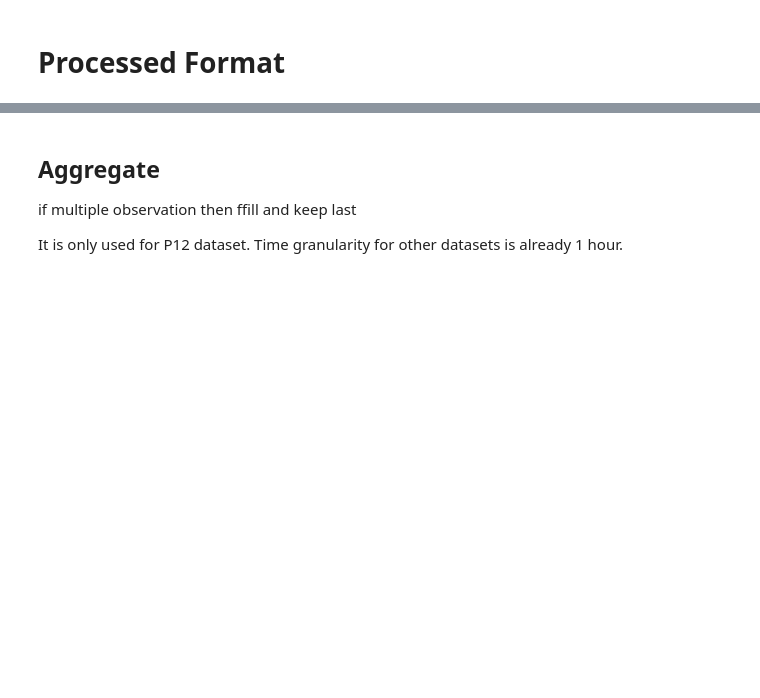
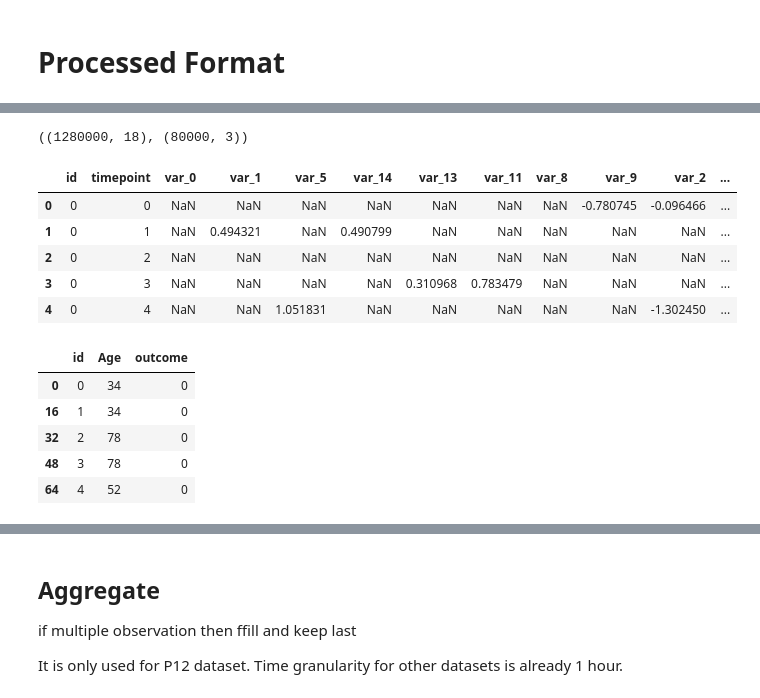
Before and after one commit to esl-epfl/TimEHR, a Jupyter notebook: data/Prepare_Datasets.ipynb, the cells around one changed output, grey strips where cells are left out. Cells and saved outputs as stored; diff of their text form; code cells hidden in the pictures; blank space fills up the shorter version.

```diff
--- a/data/Prepare_Datasets.ipynb
+++ b/data/Prepare_Datasets.ipynb
@@ -512,16 +405,30 @@ print("number of demographic variables: ", len(demo_vars))
 # %%
 # split df to df_ts and df_static
 
-df['RecordID'] = df['RecordID'].astype(int)
-df['Label'] = df['Label'].astype(int)
+df['id'] = df['id'].astype(int)
+df['outcome'] = df['outcome'].astype(int)
 
-df_ts = df[['RecordID','Time']+cols_vital+cols_lab].copy()
-df_static = df[['RecordID']+cols_demo+cols_outcome].drop_duplicates(subset='RecordID').copy()
+df_ts = df[['id','timepoint']+state_vars].copy()
+df_static = df[['id']+cols_demo+cols_outcome].drop_duplicates(subset='id').copy()
 
 df_ts.shape, df_static.shape
 
 df_ts.head()
 df_static.head()
+# %% [output]
+((1280000, 18), (80000, 3))
+|  | id | timepoint | var_0 | var_1 | var_5 | var_14 | var_13 | var_11 | var_8 | var_9 | var_2 | ... |
+| 0 | 0 | 0 | NaN | NaN | NaN | NaN | NaN | NaN | NaN | -0.780745 | -0.096466 | ... |
+| 1 | 0 | 1 | NaN | 0.494321 | NaN | 0.490799 | NaN | NaN | NaN | NaN | NaN | ... |
+| 2 | 0 | 2 | NaN | NaN | NaN | NaN | NaN | NaN | NaN | NaN | NaN | ... |
+| 3 | 0 | 3 | NaN | NaN | NaN | NaN | 0.310968 | 0.783479 | NaN | NaN | NaN | ... |
+| 4 | 0 | 4 | NaN | NaN | 1.051831 | NaN | NaN | NaN | NaN | NaN | -1.302450 | ... |
+|  | id | Age | outcome |
+| 0 | 0 | 34 | 0 |
+| 16 | 1 | 34 | 0 |
+| 32 | 2 | 78 | 0 |
+| 48 | 3 | 78 | 0 |
+| 64 | 4 | 52 | 0 |
 # %%
 # check for missing rate
 
```
Also changed, not shown: parts of 38 cells of this notebook, 19 other files.
